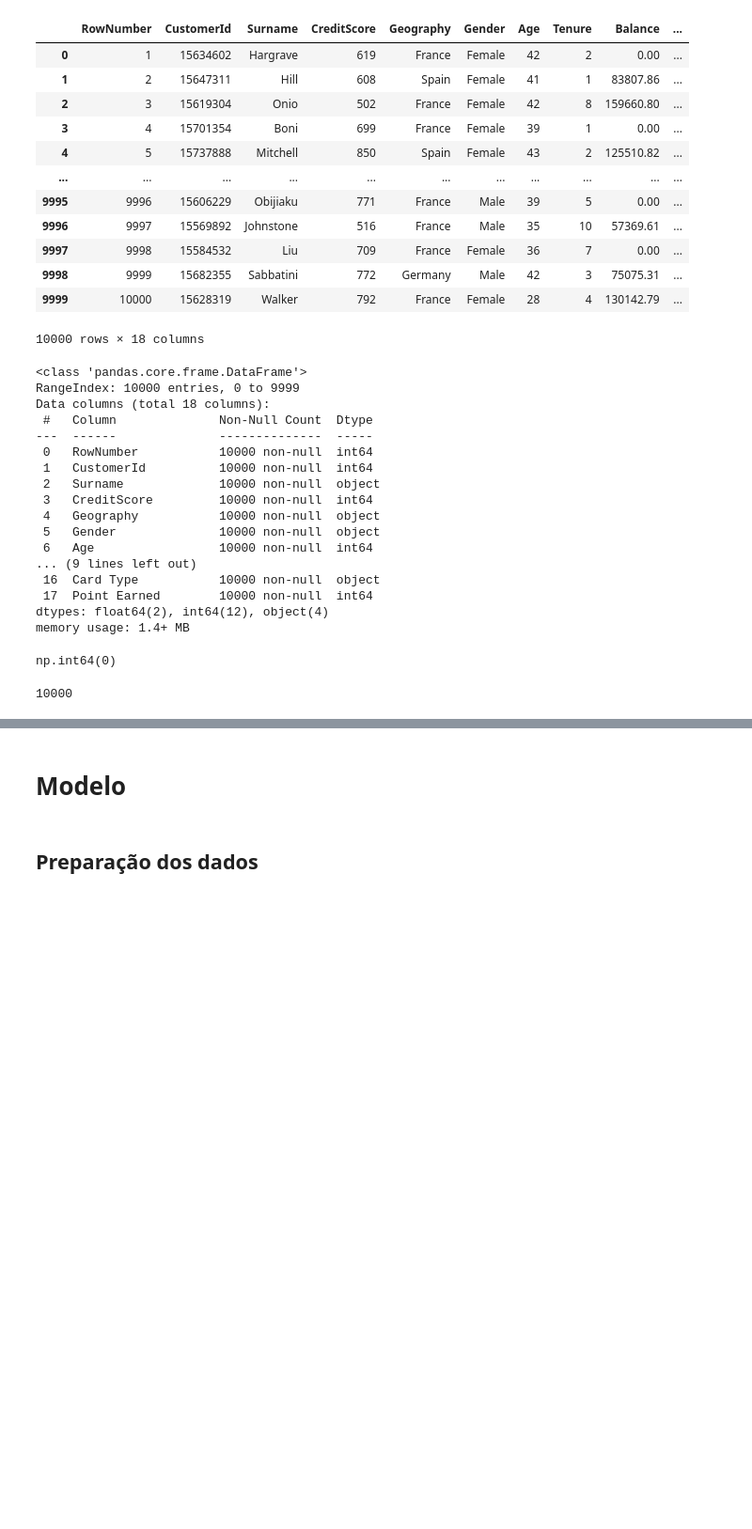
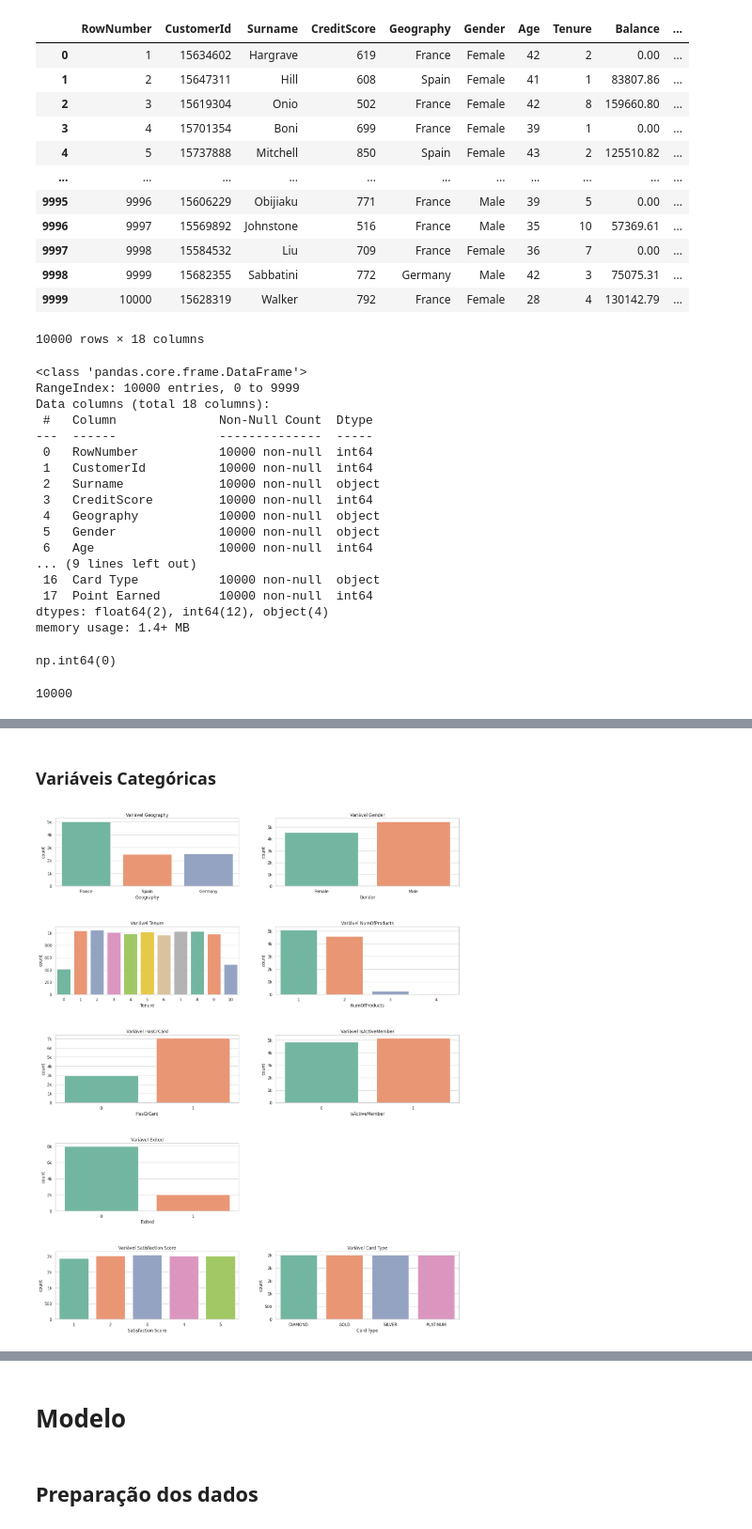
Before and after one commit to ghfreiree/bank-customer-churn-prediction, a Jupyter notebook: bank_customer_churn.ipynb, the cells around one changed output, grey strips where cells are left out. Shown at 94% size. Cells and saved outputs as stored; diff of their text form; code cells hidden in the pictures; blank space fills up the shorter version.

```diff
--- a/bank_customer_churn.ipynb
+++ b/bank_customer_churn.ipynb
@@ -128,0 +156,65 @@ Dropamos a coluna `Complain` por apresentar 100% de correlação com o churn
+# %% [markdown]
+### Variáveis Categóricas
+# %%
+import matplotlib.ticker as ticker
+
+fig, axes = plt.subplots(5, 2, figsize=(20, 25))
+
+def format_k(x, pos):     # Função para formatar os números na casa dos milhares (k)
+    if abs(x) >= 1000:
+        return f'{x*1e-3:.0f}k'
+    return f'{x:.0f}'
+
+k_formatter = ticker.FuncFormatter(format_k)
+
+plt.subplot(5, 2, 1)
+plt.gca().set_title('Variável Geography')
+sns.countplot(x = 'Geography', hue = 'Geography', palette = 'Set2', data = df, legend=False)
+plt.gca().yaxis.set_major_formatter(k_formatter)
+
+plt.subplot(5, 2, 2)
+plt.gca().set_title('Variável Gender')
+sns.countplot(x = 'Gender', hue = 'Gender', palette = 'Set2', data = df, legend=False)
+plt.gca().yaxis.set_major_formatter(k_formatter)
+
+plt.subplot(5, 2, 3)
+plt.gca().set_title('Variável Tenure')
+sns.countplot(x = 'Tenure', hue = 'Tenure', palette = 'Set2', data = df, legend=False)
+plt.gca().yaxis.set_major_formatter(k_formatter)
+
+plt.subplot(5, 2, 4)
+plt.gca().set_title('Variável NumOfProducts')
+sns.countplot(x = 'NumOfProducts', hue = 'NumOfProducts', palette = 'Set2', data = df, legend=False)
+plt.gca().yaxis.set_major_formatter(k_formatter)
+
+plt.subplot(5, 2, 5)
+plt.gca().set_title('Variável HasCrCard')
+sns.countplot(x = 'HasCrCard', hue = 'HasCrCard', palette = 'Set2', data = df, legend=False)
+plt.gca().yaxis.set_major_formatter(k_formatter)
+
+plt.subplot(5, 2, 6)
+plt.gca().set_title('Variável IsActiveMember')
+sns.countplot(x = 'IsActiveMember', hue = 'IsActiveMember', palette = 'Set2', data = df, legend=False)
+plt.gca().yaxis.set_major_formatter(k_formatter)
+
+plt.subplot(5, 2, 7)
+plt.gca().set_title('Variável Exited')
+sns.countplot(x = 'Exited', hue = 'Exited', palette = 'Set2', data = df, legend=False)
+plt.gca().yaxis.set_major_formatter(k_formatter)
+
+plt.subplot(5, 2, 9)
+plt.gca().set_title('Variável Satisfaction Score')
+sns.countplot(x = 'Satisfaction Score', hue = 'Satisfaction Score', palette = 'Set2', data = df, legend=False)
+plt.gca().yaxis.set_major_formatter(k_formatter)
+
+plt.subplot(5, 2, 10)
+plt.gca().set_title('Variável Card Type')
+sns.countplot(x = 'Card Type', hue = 'Card Type', palette = 'Set2', data = df, legend=False)
+plt.gca().yaxis.set_major_formatter(k_formatter)
+
+fig.delaxes(axes[3, 1]) # removes empty axes manually since 8 plots inside 5x2 leaves space
+
+plt.subplots_adjust(hspace=0.6, wspace=0.2)
+plt.show()
+# %% [output]
+[figure, added]
```
Also changed, not shown: parts of 128 cells of this notebook, 1 other file.
